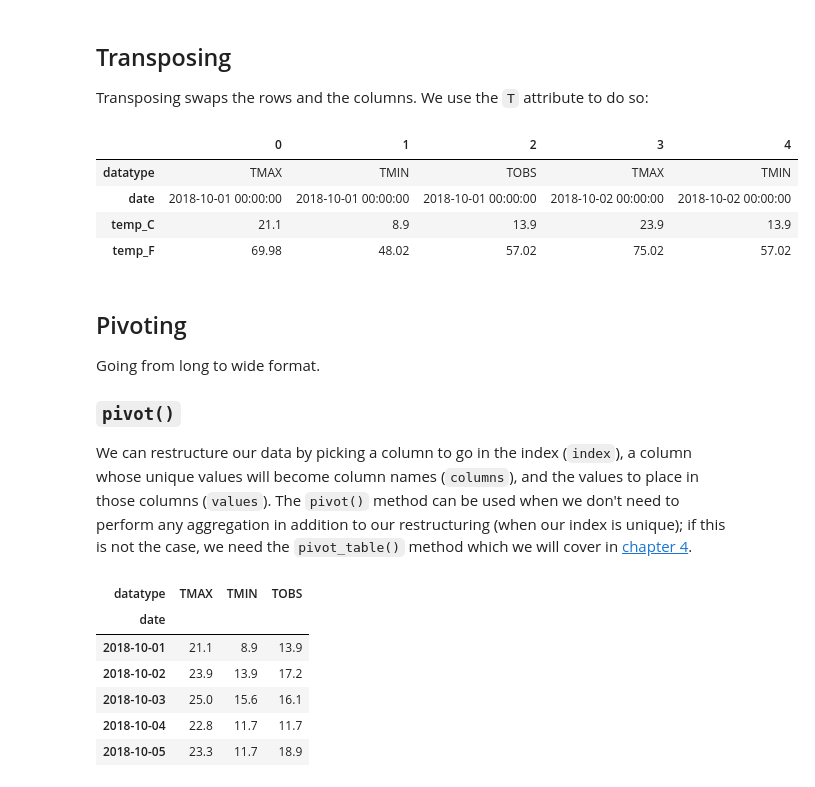
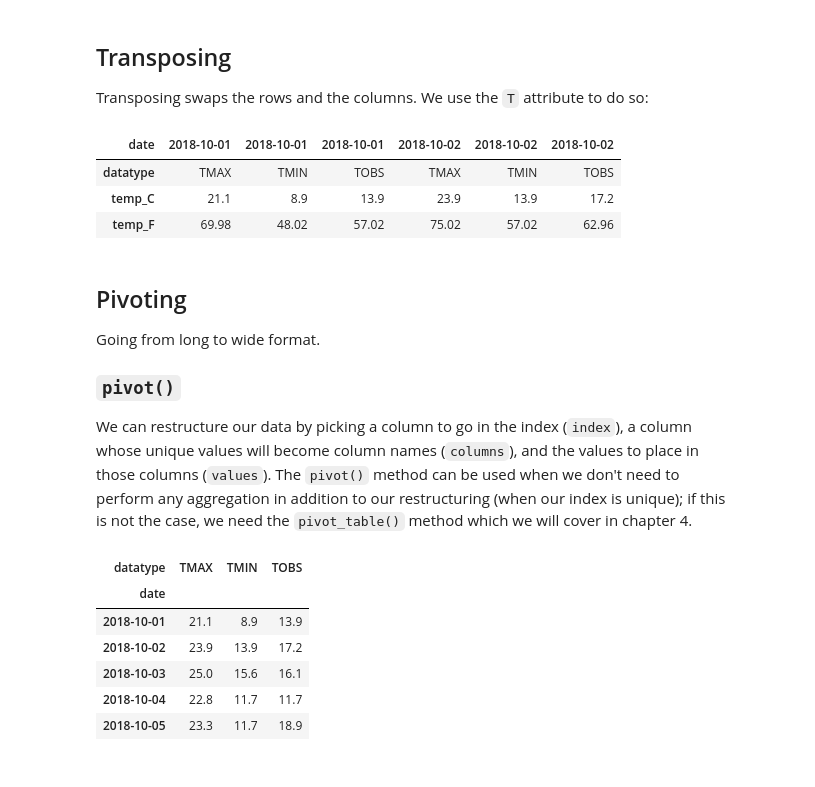
Before and after one commit to stefmolin/Hands-On-Data-Analysis-with-Pandas-2nd-edition, a Jupyter notebook: ch_03/4-reshaping_data.ipynb, the cells around one changed output. Cells and saved outputs as stored; diff of their text form; code cells hidden in the pictures.

Commit message:
Updating for pandas 1.x

```diff
--- a/ch_03/4-reshaping_data.ipynb
+++ b/ch_03/4-reshaping_data.ipynb
@@ -39,19 +39,18 @@ long_df.head()
 ## Transposing
 Transposing swaps the rows and the columns. We use the `T` attribute to do so:
 # %%
-long_df.head().T
+long_df.set_index('date').head(6).T
 # %% [output]
-|  | 0 | 1 | 2 | 3 | 4 |
-| datatype | TMAX | TMIN | TOBS | TMAX | TMIN |
-| date | 2018-10-01 00:00:00 | 2018-10-01 00:00:00 | 2018-10-01 00:00:00 | 2018-10-02 00:00:00 | 2018-10-02 00:00:00 |
-| temp_C | 21.1 | 8.9 | 13.9 | 23.9 | 13.9 |
-| temp_F | 69.98 | 48.02 | 57.02 | 75.02 | 57.02 |
+| date | 2018-10-01 | 2018-10-01 | 2018-10-01 | 2018-10-02 | 2018-10-02 | 2018-10-02 |
+| datatype | TMAX | TMIN | TOBS | TMAX | TMIN | TOBS |
+| temp_C | 21.1 | 8.9 | 13.9 | 23.9 | 13.9 | 17.2 |
+| temp_F | 69.98 | 48.02 | 57.02 | 75.02 | 57.02 | 62.96 |
 # %% [markdown]
 ## Pivoting
 Going from long to wide format.
 
 ### `pivot()`
-We can restructure our data by picking a column to go in the index (`index`), a column whose unique values will become column names (`columns`), and the values to place in those columns (`values`). The `pivot()` method can be used when we don't need to perform any aggregation in addition to our restructuring (when our index is unique); if this is not the case, we need the `pivot_table()` method which we will cover in [chapter 4](https://github.com/stefmolin/Hands-On-Data-Analysis-with-Pandas/tree/master/ch_04).
+We can restructure our data by picking a column to go in the index (`index`), a column whose unique values will become column names (`columns`), and the values to place in those columns (`values`). The `pivot()` method can be used when we don't need to perform any aggregation in addition to our restructuring (when our index is unique); if this is not the case, we need the `pivot_table()` method which we will cover in chapter 4.
 # %%
 pivoted_df = long_df.pivot(
     index='date', columns='datatype', values='temp_C'
```
Also changed, not shown: parts of 18 cells of this notebook.
